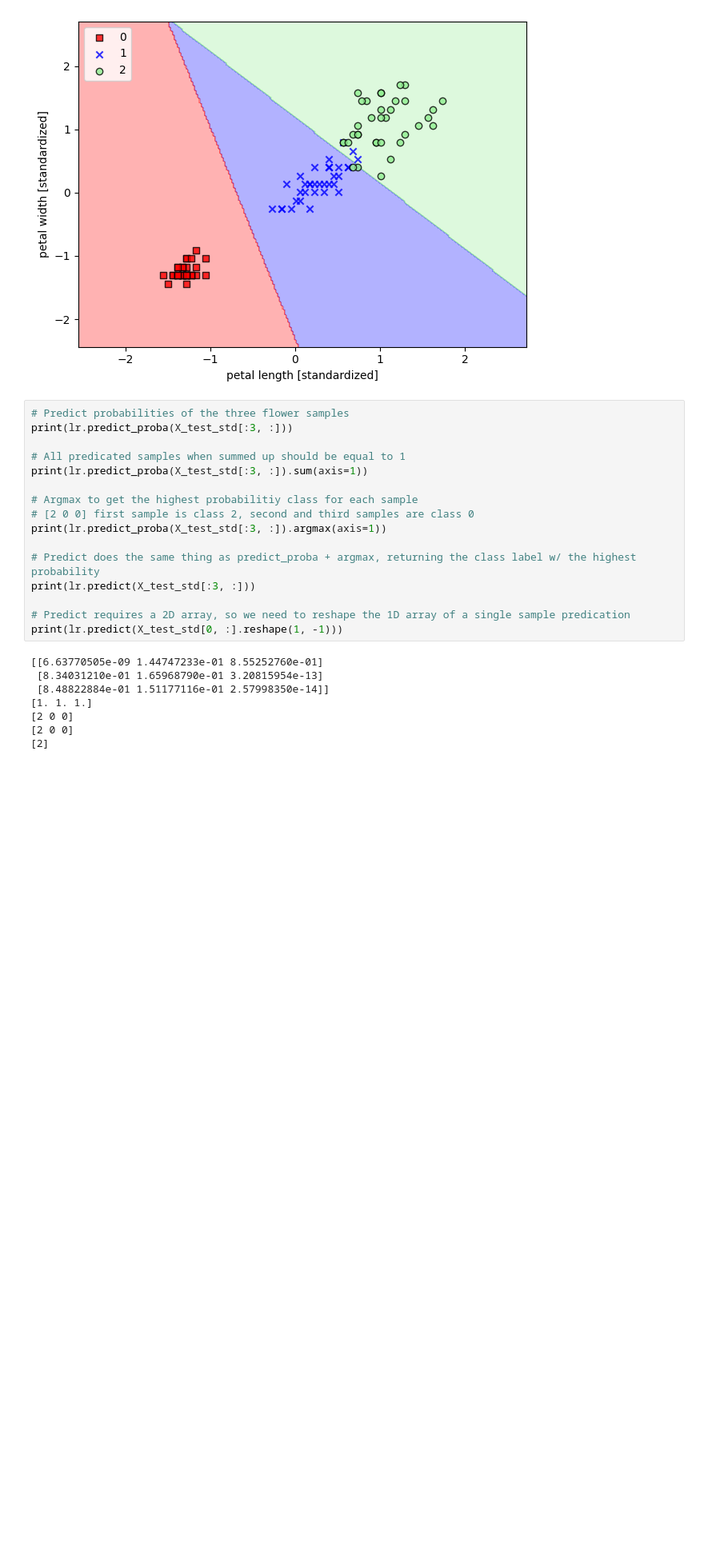
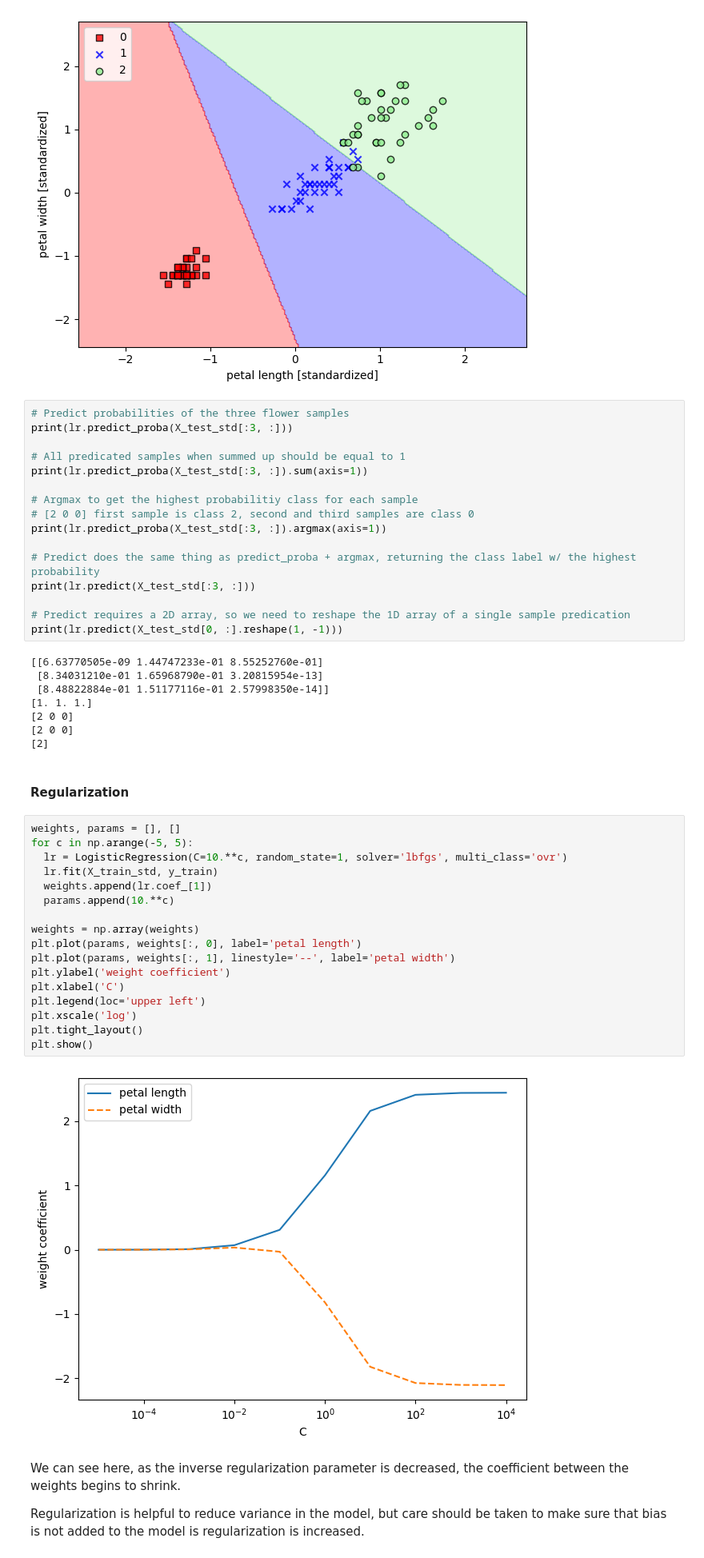
Before and after one commit to heyskylark/python-machine-learning, a Jupyter notebook: notebooks/logisticregression.ipynb, the cells around one changed output. Shown: that part at 80% size. Drawn from its saved outputs; the diff is of its cells as text; blank space fills up the shorter version.

Commit message:
regularization

```diff
--- a/notebooks/logisticregression.ipynb
+++ b/notebooks/logisticregression.ipynb
@@ -145,3 +146,28 @@ print(lr.predict(X_test_std[0, :].reshape(1, -1)))
 [2 0 0]
 [2 0 0]
 [2]
+# %% [markdown]
+#### Regularization
+# %%
+weights, params = [], []
+for c in np.arange(-5, 5):
+  lr = LogisticRegression(C=10.**c, random_state=1, solver='lbfgs', multi_class='ovr')
+  lr.fit(X_train_std, y_train)
+  weights.append(lr.coef_[1])
+  params.append(10.**c)
+
+weights = np.array(weights)
+plt.plot(params, weights[:, 0], label='petal length')
+plt.plot(params, weights[:, 1], linestyle='--', label='petal width')
+plt.ylabel('weight coefficient')
+plt.xlabel('C')
+plt.legend(loc='upper left')
+plt.xscale('log')
+plt.tight_layout()
+plt.show()
+# %% [output]
+[figure, added]
+# %% [markdown]
+We can see here, as the inverse regularization parameter is decreased, the coefficient between the weights begins to shrink.
+
+Regularization is helpful to reduce variance in the model, but care should be taken to make sure that bias is not added to the model is regularization is increased.
```
Also changed, not shown: parts of 1 cell of this notebook.
